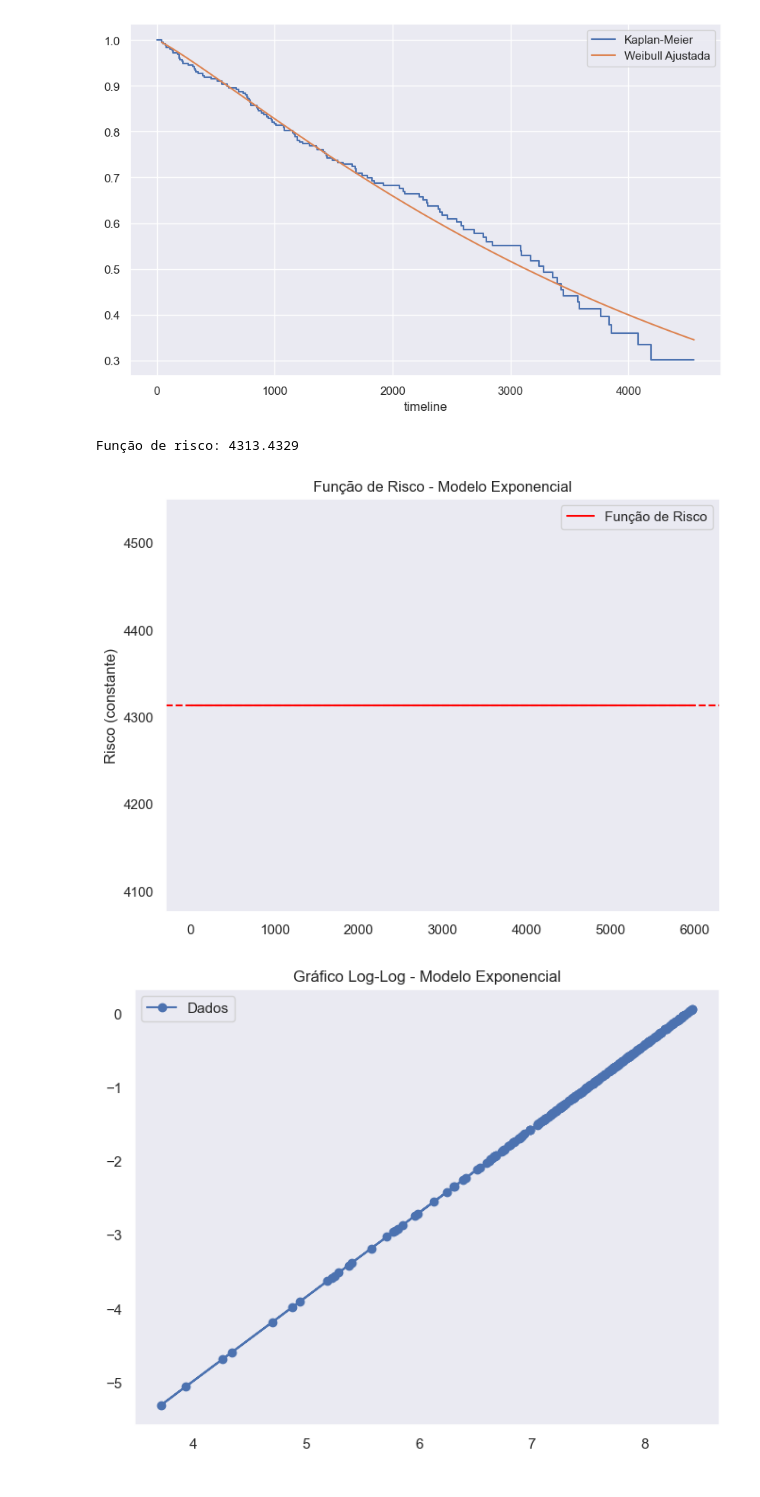
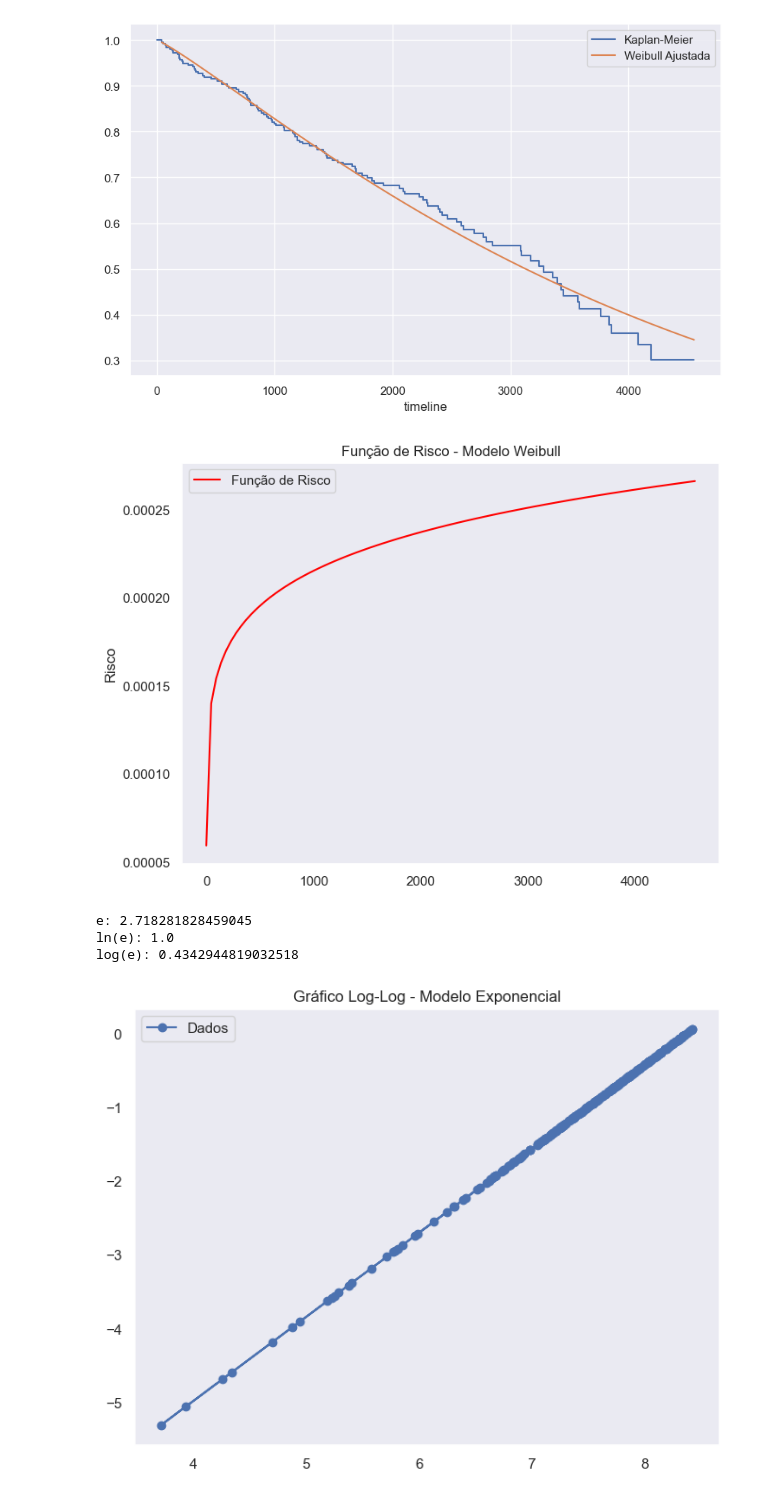
Before and after one commit to GustavoDeutsch/Trabalho_Final_Analise_Sobrevivencia, a Jupyter notebook: expectativa_vida_cirrose.ipynb, the cells around one changed output. Saved outputs shown, nothing was run; the diff lists cells and outputs as text; code cells hidden in the pictures.

```diff
--- a/expectativa_vida_cirrose.ipynb
+++ b/expectativa_vida_cirrose.ipynb
@@ -581,21 +592,28 @@ plt.show()
 # %% [output]
 [figure]
 # %%
-lambda_param = weibull_fitter.lambda_
-print(f'\nFunção de risco: {lambda_param:.4f}')
+# Função de Risco
+tempos_plot = np.linspace(0.1, max(dataset_tratado.N_Days.to_list()), 100)
+risco = weibull_fitter.hazard_at_times(tempos_plot)
 
 # Plotar a função de risco (constante para o modelo exponencial)
 plt.figure(figsize=(8, 6))
-tempos = np.linspace(0, 6000, 100)
-risco = np.full_like(tempos, lambda_param)
-plt.plot(tempos, risco, label='Função de Risco', color='red')
-plt.title('Função de Risco - Modelo Exponencial')
-plt.ylabel('Risco (constante)')
-plt.axhline(y=lambda_param, color='red', linestyle='--')
+plt.plot(tempos_plot, risco, label='Função de Risco', color='red')
+plt.title('Função de Risco - Modelo Weibull')
+plt.ylabel('Risco')
 plt.grid()
 plt.legend()
 plt.show()
 # %% [output]
-Função de risco: 4313.4329
-[figure, old version]
+[figure, new version]
+# %%
+from math import e
+
+print(f'e: {e}')
+print(f'ln(e): {np.log(e)}')
+print(f'log(e): {np.log10(e)}')
+# %% [output]
+e: 2.718281828459045
+ln(e): 1.0
+log(e): 0.4342944819032518
 # %%
```
Also changed, not shown: parts of 14 cells of this notebook.
